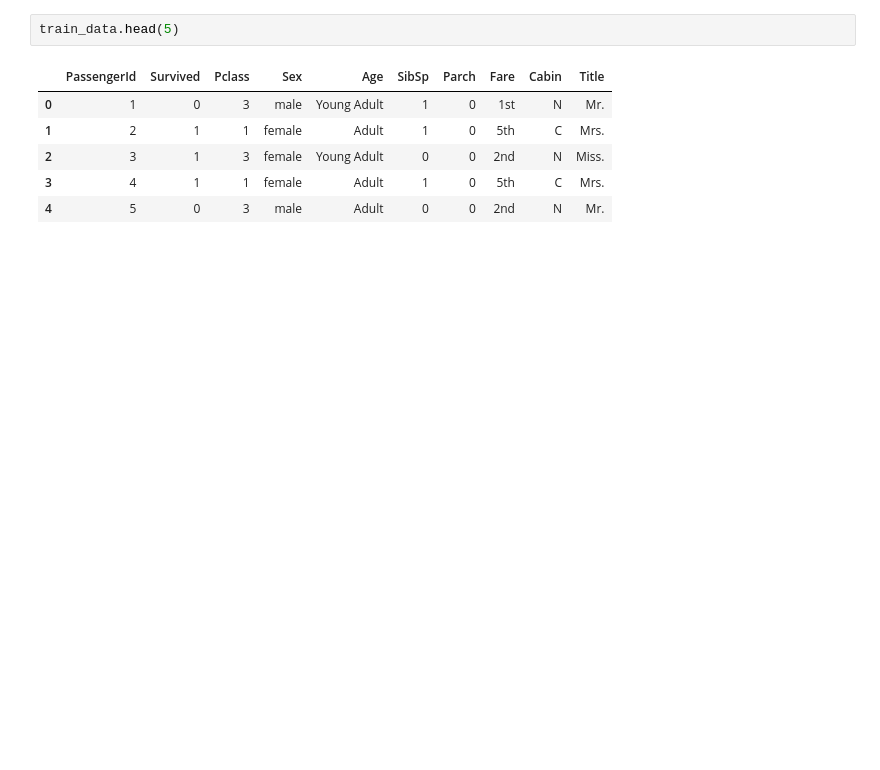
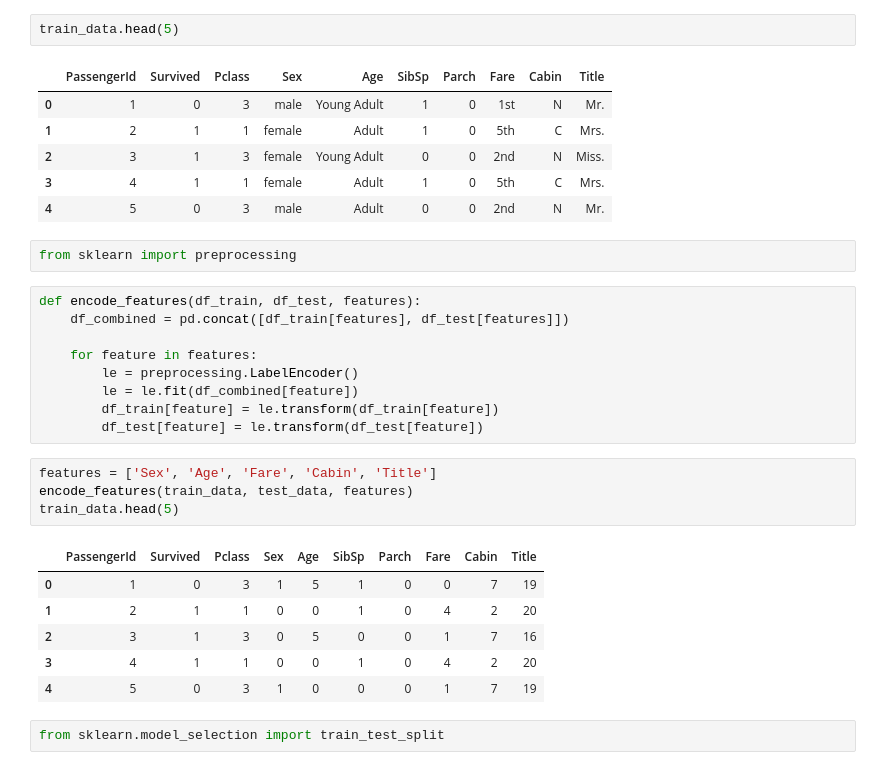
Before and after one commit to JoseJesusLaCasaNieto/Kaggle, a Jupyter notebook: Titanic/Titanic.ipynb, the cells around one changed output. Drawn from its saved outputs; the diff is of its cells as text; blank space fills up the shorter version.

```diff
--- a/Titanic/Titanic.ipynb
+++ b/Titanic/Titanic.ipynb
@@ -297,3 +297,27 @@ train_data.head(5)
 | 2 | 3 | 1 | 3 | female | Young Adult | 0 | 0 | 2nd | N | Miss. |
 | 3 | 4 | 1 | 1 | female | Adult | 1 | 0 | 5th | C | Mrs. |
 | 4 | 5 | 0 | 3 | male | Adult | 0 | 0 | 2nd | N | Mr. |
+# %%
+from sklearn import preprocessing
+# %%
+def encode_features(df_train, df_test, features):
+    df_combined = pd.concat([df_train[features], df_test[features]])
+
+    for feature in features:
+        le = preprocessing.LabelEncoder()
+        le = le.fit(df_combined[feature])
+        df_train[feature] = le.transform(df_train[feature])
+        df_test[feature] = le.transform(df_test[feature])
+# %%
+features = ['Sex', 'Age', 'Fare', 'Cabin', 'Title']
+encode_features(train_data, test_data, features)
+train_data.head(5)
+# %% [output]
+|  | PassengerId | Survived | Pclass | Sex | Age | SibSp | Parch | Fare | Cabin | Title |
+| 0 | 1 | 0 | 3 | 1 | 5 | 1 | 0 | 0 | 7 | 19 |
+| 1 | 2 | 1 | 1 | 0 | 0 | 1 | 0 | 4 | 2 | 20 |
+| 2 | 3 | 1 | 3 | 0 | 5 | 0 | 0 | 1 | 7 | 16 |
+| 3 | 4 | 1 | 1 | 0 | 0 | 1 | 0 | 4 | 2 | 20 |
+| 4 | 5 | 0 | 3 | 1 | 0 | 0 | 0 | 1 | 7 | 19 |
+# %%
+from sklearn.model_selection import train_test_split
```
Also changed, not shown: parts of 20 cells of this notebook.
